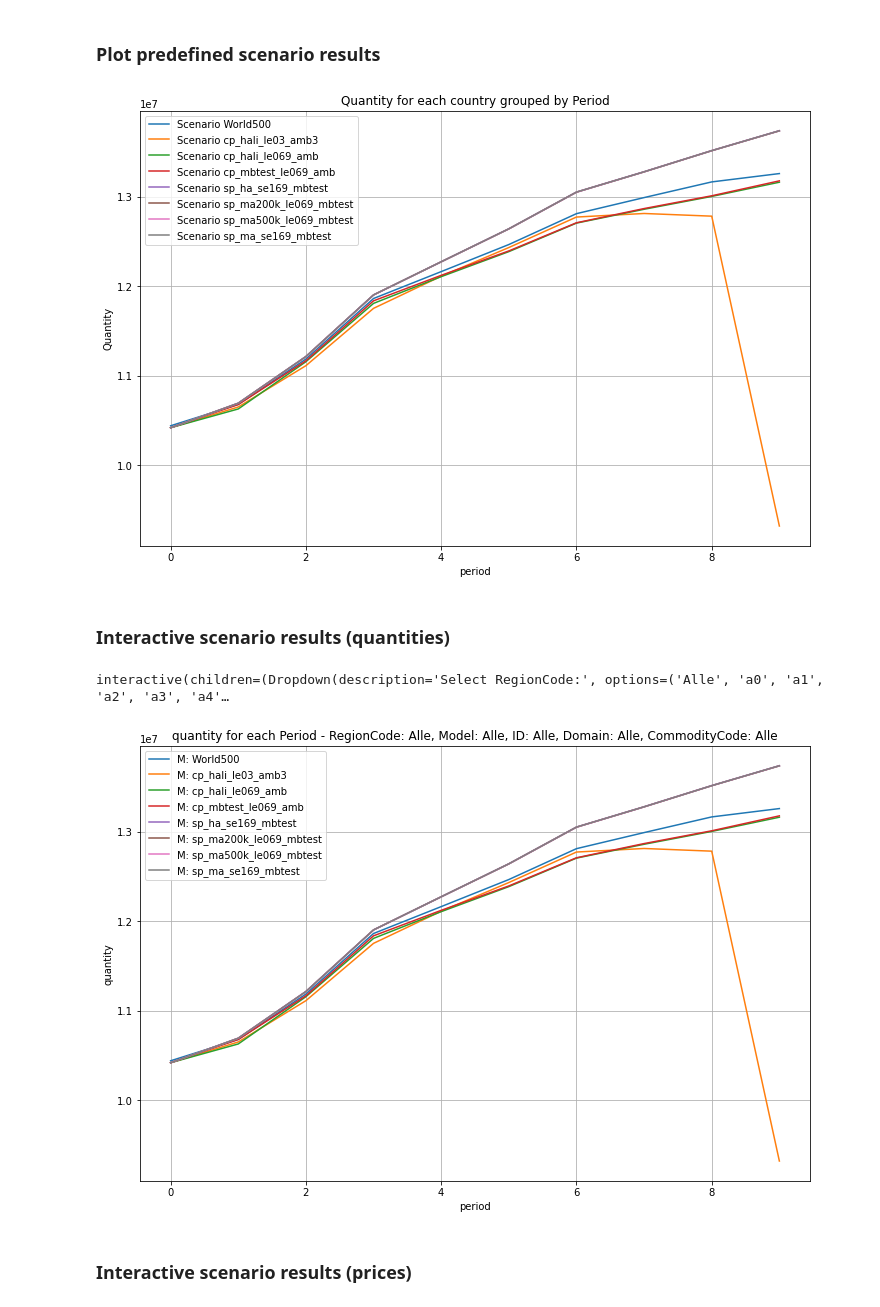
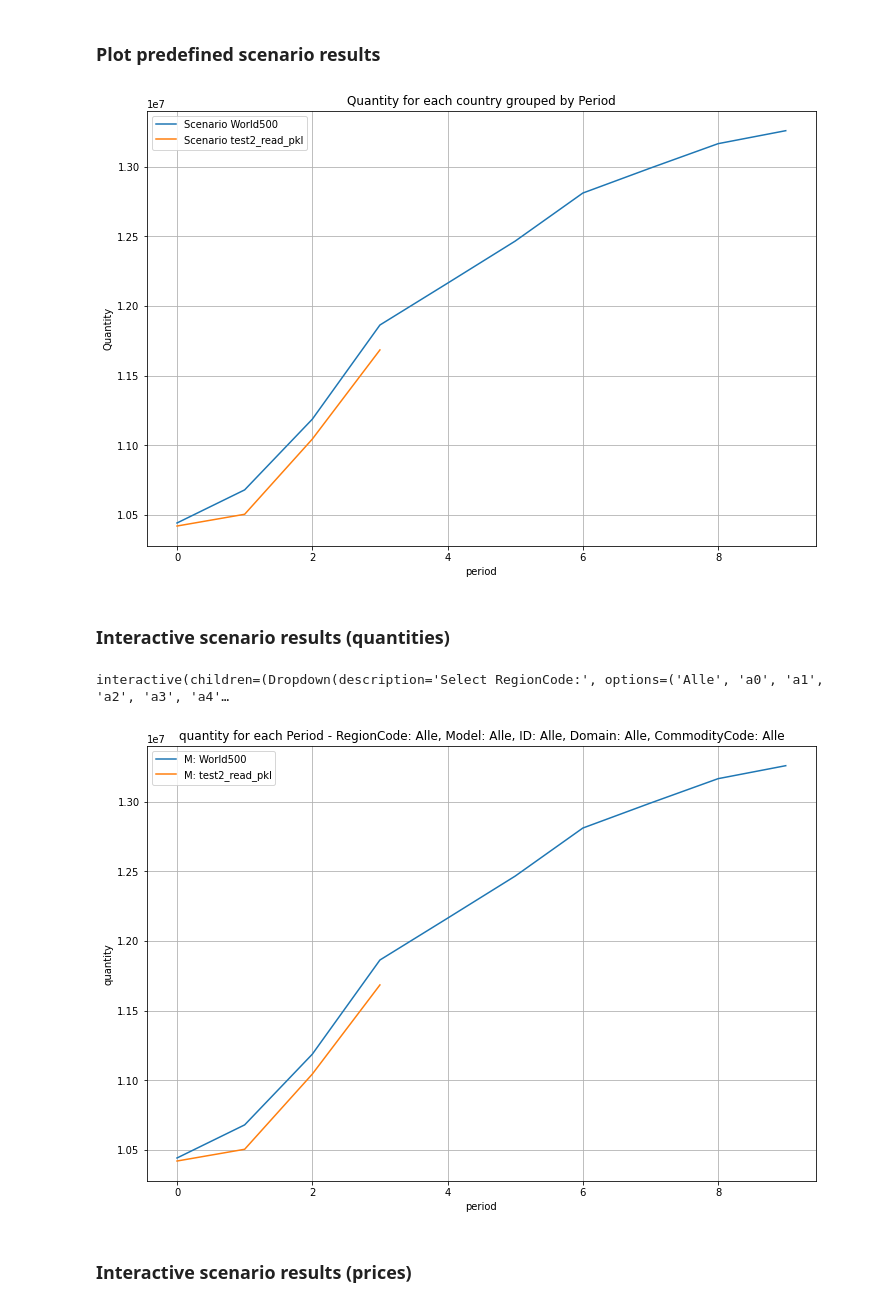
Before and after one commit to paulrougieux/TiMBA_Charts, a Jupyter notebook: analyse.ipynb, the cells around one changed output. Drawn from its saved outputs; the diff is of its cells as text; code cells hidden in the pictures.

```diff
--- a/analyse.ipynb
+++ b/analyse.ipynb
@@ -23,12 +42,12 @@ data = import_pkl.combined_data()
 ### Plot predefined scenario results
 # %%
 #data = import_pkl.julias_data()
-data = data["results"]
+data = data["data_periods"]
 
 sc_plot = sc_plot()
 sc_plot.predefined_plot(data)
 # %% [output]
-[figure, old version]
+[figure, new version]
 # %% [markdown]
 ### Interactive scenario results (quantities)
 # %%
@@ -40,7 +59,7 @@ plot_dropdown_instance.update_plot_data(region=plot_dropdown_instance.regioncode
                                         commodity=plot_dropdown_instance.commodity_code_dropdown.value)
 # %% [output]
 interactive(children=(Dropdown(description='Select RegionCode:', options=('Alle', 'a0', 'a1', 'a2', 'a3', 'a4'…
-[figure, old version]
+[figure, new version]
 # %% [markdown]
 ### Interactive scenario results (prices)
 # %%
```
Also changed, not shown: parts of 1 cell of this notebook, 9 other files.
